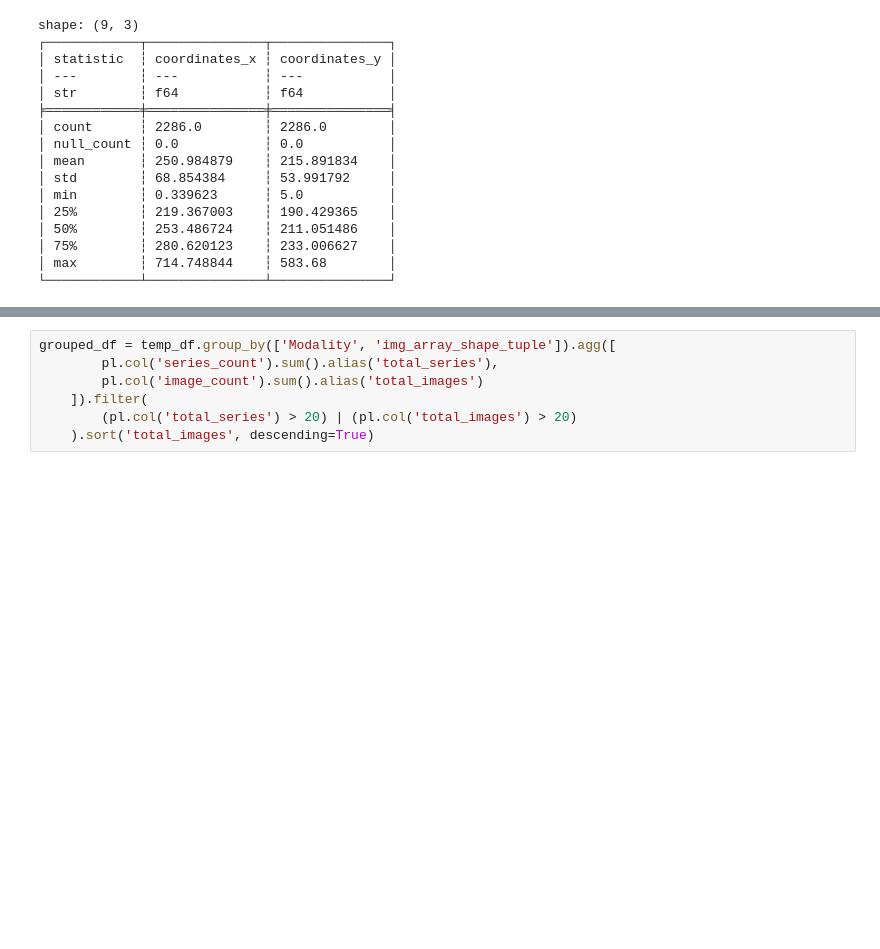
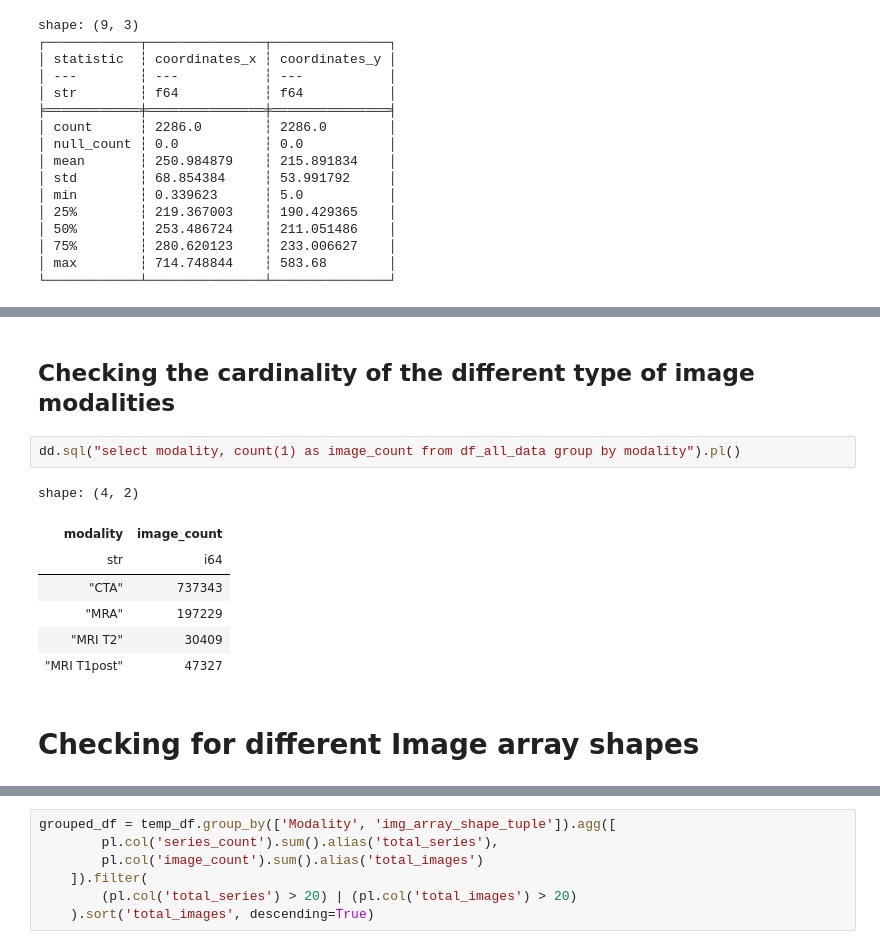
Before and after one commit to sumaniitm/RSNA_Intracranial_Aneurysm_Detection_2025, a Jupyter notebook: suman-notebook-1.ipynb, the cells around one changed output, grey strips where cells are left out. Saved outputs shown, nothing was run; the diff lists cells and outputs as text; blank space fills up the shorter version.

```diff
--- a/suman-notebook-1.ipynb
+++ b/suman-notebook-1.ipynb
@@ -453,0 +408,14 @@ shape: (1, 20)
+# %% [markdown]
+## Checking the cardinality of the different type of image modalities
+# %%
+dd.sql("select modality, count(1) as image_count from df_all_data group by modality").pl()
+# %% [output]
+shape: (4, 2)
+| modality | image_count |
+| str | i64 |
+| "CTA" | 737343 |
+| "MRA" | 197229 |
+| "MRI T2" | 30409 |
+| "MRI T1post" | 47327 |
+# %% [markdown]
+# Checking for different Image array shapes
```
Also changed, not shown: parts of 42 cells of this notebook.
